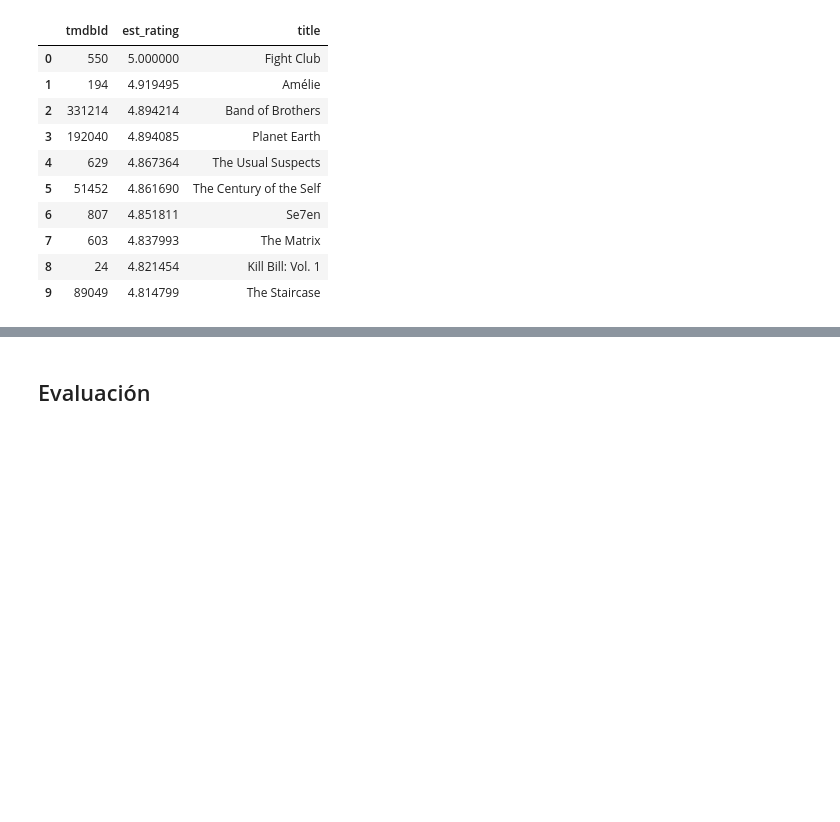
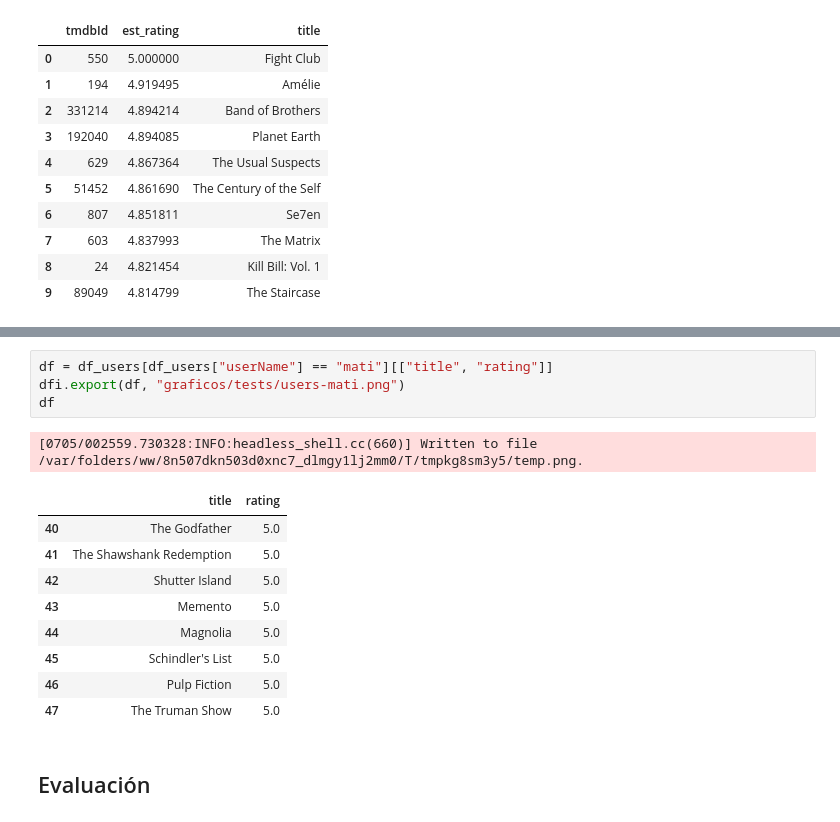
Before and after one commit to mnPanic/aa-tp, a Jupyter notebook: collaborative_surprise.ipynb, the cells around one changed output, grey strips where cells are left out. Cells and saved outputs as stored; diff of their text form; blank space fills up the shorter version.

```diff
--- a/collaborative_surprise.ipynb
+++ b/collaborative_surprise.ipynb
@@ -209,3 +253,18 @@ df
+# %%
+df = df_users[df_users["userName"] == "mati"][["title", "rating"]]
+dfi.export(df, "graficos/tests/users-mati.png")
+df
+# %% [output]
+[0705/002559.730328:INFO:headless_shell.cc(660)] Written to file /var/folders/ww/8n507dkn503d0xnc7_dlmgy1lj2mm0/T/tmpkg8sm3y5/temp.png.
+|  | title | rating |
+| 40 | The Godfather | 5.0 |
+| 41 | The Shawshank Redemption | 5.0 |
+| 42 | Shutter Island | 5.0 |
+| 43 | Memento | 5.0 |
+| 44 | Magnolia | 5.0 |
+| 45 | Schindler's List | 5.0 |
+| 46 | Pulp Fiction | 5.0 |
+| 47 | The Truman Show | 5.0 |
 # %% [markdown]
 ## Evaluación
 # %% [markdown]
```
Also changed, not shown: parts of 4 cells of this notebook, 4 other files.
